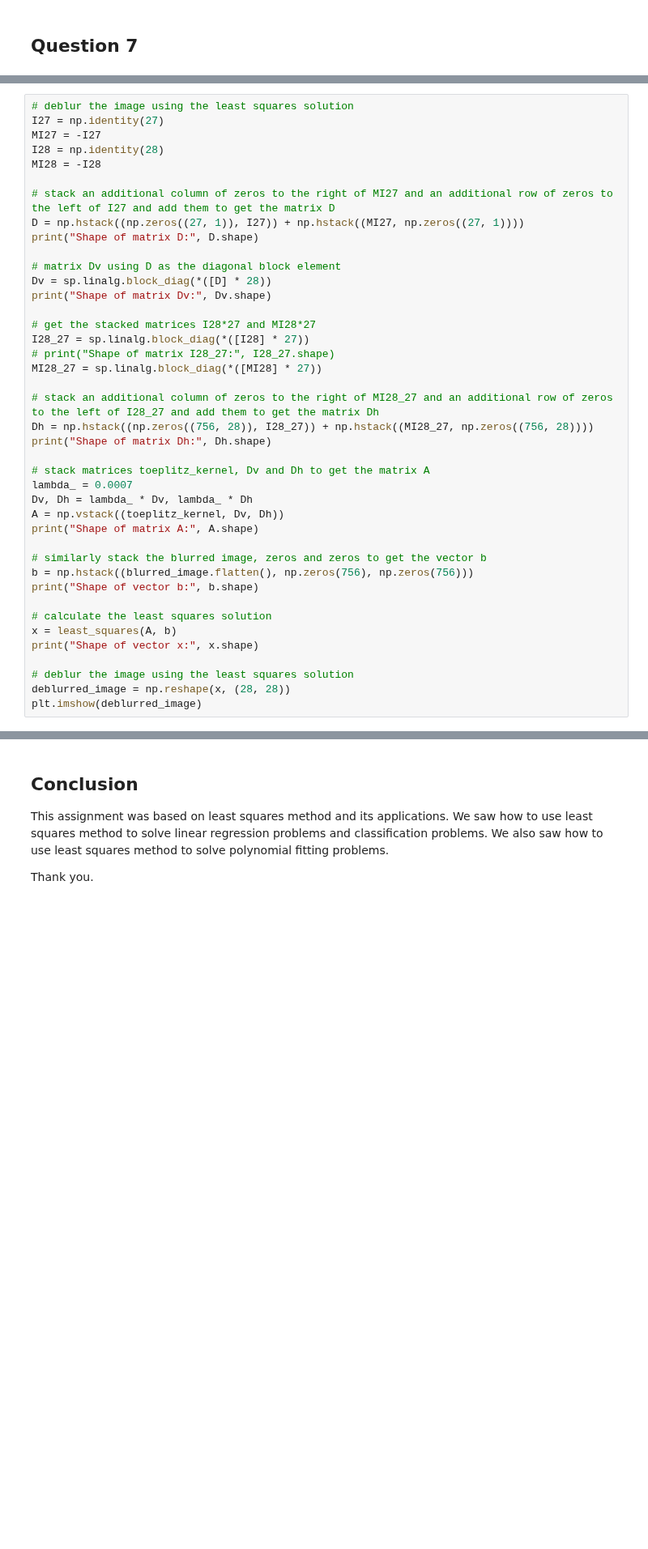
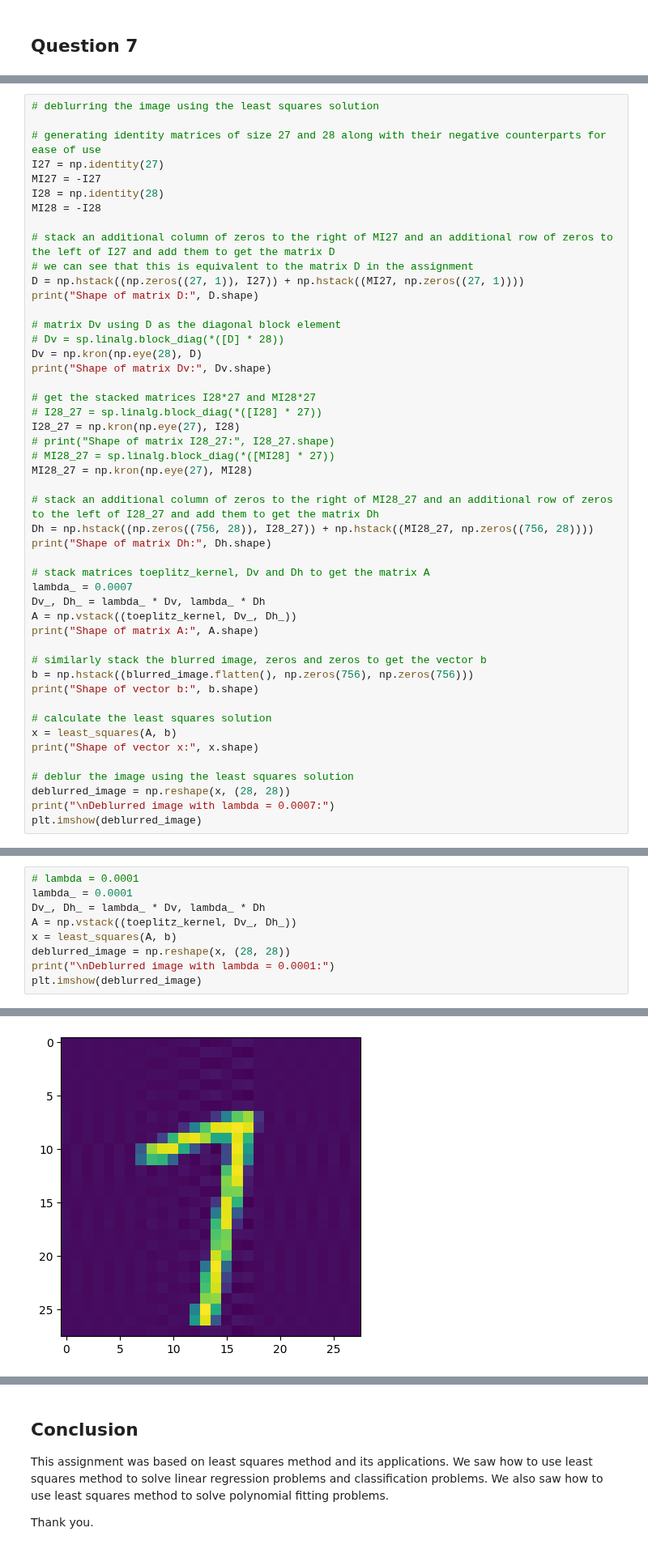
Before and after one commit to Baron105/ML-Assignments, a Jupyter notebook: AI61003/Assignment/final.ipynb, the cells around one changed output, grey strips where cells are left out. Shown at 81% size. Saved outputs shown, nothing was run; the diff lists cells and outputs as text; blank space fills up the shorter version.

```diff
--- a/AI61003/Assignment/final.ipynb
+++ b/AI61003/Assignment/final.ipynb
@@ -712,24 +711,30 @@ Blurred image:
 <matplotlib.image.AxesImage at 0x...>
 [figure]
 # %%
-# deblur the image using the least squares solution
+# deblurring the image using the least squares solution
+
+# generating identity matrices of size 27 and 28 along with their negative counterparts for ease of use
 I27 = np.identity(27)
 MI27 = -I27
 I28 = np.identity(28)
 MI28 = -I28
 
 # stack an additional column of zeros to the right of MI27 and an additional row of zeros to the left of I27 and add them to get the matrix D
+# we can see that this is equivalent to the matrix D in the assignment
 D = np.hstack((np.zeros((27, 1)), I27)) + np.hstack((MI27, np.zeros((27, 1))))
 print("Shape of matrix D:", D.shape)
 
 # matrix Dv using D as the diagonal block element
-Dv = sp.linalg.block_diag(*([D] * 28))
+# Dv = sp.linalg.block_diag(*([D] * 28))
+Dv = np.kron(np.eye(28), D)
 print("Shape of matrix Dv:", Dv.shape)
 
 # get the stacked matrices I28*27 and MI28*27
-I28_27 = sp.linalg.block_diag(*([I28] * 27))
+# I28_27 = sp.linalg.block_diag(*([I28] * 27))
+I28_27 = np.kron(np.eye(27), I28)
 # print("Shape of matrix I28_27:", I28_27.shape)
-MI28_27 = sp.linalg.block_diag(*([MI28] * 27))
+# MI28_27 = sp.linalg.block_diag(*([MI28] * 27))
+MI28_27 = np.kron(np.eye(27), MI28)
 
 # stack an additional column of zeros to the right of MI28_27 and an additional row of zeros to the left of I28_27 and add them to get the matrix Dh
 Dh = np.hstack((np.zeros((756, 28)), I28_27)) + np.hstack((MI28_27, np.zeros((756, 28))))
@@ -737,8 +742,8 @@ print("Shape of matrix Dh:", Dh.shape)
 
 # stack matrices toeplitz_kernel, Dv and Dh to get the matrix A
 lambda_ = 0.0007
-Dv, Dh = lambda_ * Dv, lambda_ * Dh
-A = np.vstack((toeplitz_kernel, Dv, Dh))
+Dv_, Dh_ = lambda_ * Dv, lambda_ * Dh
+A = np.vstack((toeplitz_kernel, Dv_, Dh_))
 print("Shape of matrix A:", A.shape)
 
 # similarly stack the blurred image, zeros and zeros to get the vector b
@@ -751,6 +756,7 @@ print("Shape of vector x:", x.shape)
 
 # deblur the image using the least squares solution
 deblurred_image = np.reshape(x, (28, 28))
+print("\nDeblurred image with lambda = 0.0007:")
 plt.imshow(deblurred_image)
 # %% [output]
 Shape of matrix D: (27, 28)
@@ -762,2 +770,12 @@ Shape of vector x: (784,)
 <matplotlib.image.AxesImage at 0x...>
 [figure]
+# %%
+# lambda = 0.0001
+lambda_ = 0.0001
+Dv_, Dh_ = lambda_ * Dv, lambda_ * Dh
+A = np.vstack((toeplitz_kernel, Dv_, Dh_))
+x = least_squares(A, b)
+deblurred_image = np.reshape(x, (28, 28))
+print("\nDeblurred image with lambda = 0.0001:")
+plt.imshow(deblurred_image)
+# %% [output]
@@ -763,0 +784 @@ Shape of vector x: (784,)
+[figure, added]
```
Also changed, not shown: parts of 7 cells of this notebook.
